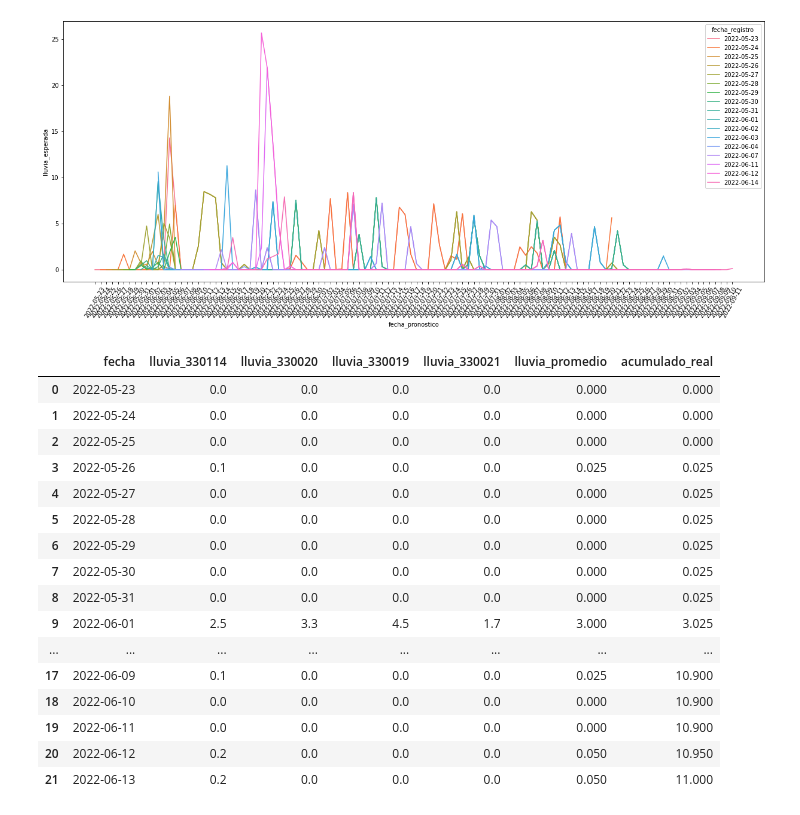
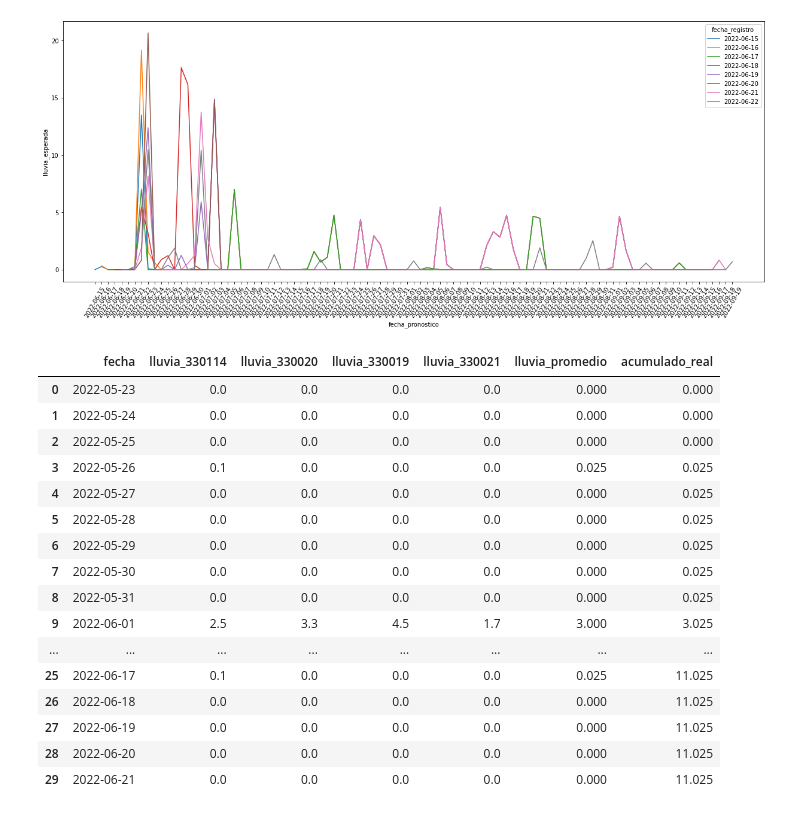
Before and after one commit to calvegh/lluvia, a Jupyter notebook: main.ipynb, the cells around one changed output. Drawn from its saved outputs; the diff is of its cells as text; code cells hidden in the pictures.

Commit message:
Se creo modelo para el registro de datos. También se gráfica la cantidad de lluvia por día

```diff
--- a/main.ipynb
+++ b/main.ipynb
@@ -45,6 +44,14 @@ lluvia_diaria_06_07 = pd.read_csv('data/lluvia_diaria_2022-06-07_9.csv',sep=";",
 lluvia_diaria_06_11 = pd.read_csv('data/lluvia_diaria_2022-06-11_23.csv',sep=";",decimal=",")
 lluvia_diaria_06_12 = pd.read_csv('data/lluvia_diaria_2022-06-12_10.csv',sep=";",decimal=",")
 lluvia_diaria_06_14 = pd.read_csv('data/lluvia_diaria_2022-06-14_8.csv',sep=";",decimal=",")
+lluvia_diaria_06_15 = pd.read_csv('data/lluvia_diaria_2022-06-15_9.csv',sep=";",decimal=",")
+lluvia_diaria_06_16 = pd.read_csv('data/lluvia_diaria_2022-06-16_8.csv',sep=";",decimal=",")
+lluvia_diaria_06_17 = pd.read_csv('data/lluvia_diaria_2022-06-17_9.csv',sep=";",decimal=",")
+lluvia_diaria_06_18 = pd.read_csv('data/lluvia_diaria_2022-06-18_14.csv',sep=";",decimal=",")
+lluvia_diaria_06_19 = pd.read_csv('data/lluvia_diaria_2022-06-19_16.csv',sep=";",decimal=",")
+lluvia_diaria_06_20 = pd.read_csv('data/lluvia_diaria_2022-06-20_11.csv',sep=";",decimal=",")
+lluvia_diaria_06_21 = pd.read_csv('data/lluvia_diaria_2022-06-21_11.csv',sep=";",decimal=",")
+lluvia_diaria_06_22 = pd.read_csv('data/lluvia_diaria_2022-06-22_11.csv',sep=";",decimal=",")
 # %%
 for df in [lluvia_diaria_23,lluvia_diaria_24,lluvia_diaria_25,lluvia_diaria_26_15,lluvia_diaria_27_11,
 lluvia_diaria_28_22,lluvia_diaria_29_9,lluvia_diaria_30_8,lluvia_diaria_31_9,lluvia_diaria_06_01,lluvia_diaria_06_02,lluvia_diaria_06_03,
@@ -54,30 +62,36 @@ lluvia_diaria_06_04,lluvia_diaria_06_07,lluvia_diaria_06_11,lluvia_diaria_06_12,
 # %%
 lluvia_esperada_total = pd.concat([lluvia_diaria_23,lluvia_diaria_24,lluvia_diaria_25,lluvia_diaria_26_15,lluvia_diaria_27_11,
 lluvia_diaria_28_22,lluvia_diaria_29_9,lluvia_diaria_30_8,lluvia_diaria_31_9,lluvia_diaria_06_01,lluvia_diaria_06_02,lluvia_diaria_06_03,
-lluvia_diaria_06_04,lluvia_diaria_06_07,lluvia_diaria_06_11,lluvia_diaria_06_12,lluvia_diaria_06_14])
+lluvia_diaria_06_04,lluvia_diaria_06_07,lluvia_diaria_06_11,lluvia_diaria_06_12,lluvia_diaria_06_14,lluvia_diaria_06_15,lluvia_diaria_06_16,
+lluvia_diaria_06_17,lluvia_diaria_06_18,lluvia_diaria_06_19,lluvia_diaria_06_20,lluvia_diaria_06_21,lluvia_diaria_06_22])
 lluvia_esperada_total.reset_index(drop=True,inplace=True)
 #lluvia_esperada_total['lluvia_esperada'] = lluvia_esperada_total['probalidad_lluvia']*lluvia_esperada_total['precipitacion']
 # %%
 plt.figure(figsize = (21,8))
-ax = sns.lineplot(data=lluvia_esperada_total, x='fecha_pronostico',y='lluvia_esperada',hue='fecha_registro')
+ax = sns.lineplot(data=lluvia_esperada_total[lluvia_esperada_total['fecha_registro']>="2022-06-15"], x='fecha_pronostico',y='lluvia_esperada',hue='fecha_registro')
 plt.xticks(rotation=60)
 plt.show()
 # %% [output]
-[figure, old version]
+[figure, new version]
 # %%
 lluvia_real = pd.DataFrame(
     {'fecha':
      ["2022-05-23", "2022-05-24", "2022-05-25", "2022-05-26", "2022-05-27",
          "2022-05-28", "2022-05-29", "2022-05-30", "2022-05-31","2022-06-01","2022-06-02","2022-06-03","2022-06-04","2022-06-05","2022-06-06",
-         "2022-06-07","2022-06-08","2022-06-09","2022-06-10","2022-06-11","2022-06-12","2022-06-13", ],
+         "2022-06-07","2022-06-08","2022-06-09","2022-06-10","2022-06-11","2022-06-12","2022-06-13",
+          "2022-06-14","2022-06-15","2022-06-16","2022-06-17","2022-06-18","2022-06-19","2022-06-20","2022-06-21",],
      'lluvia_330114':
-     [0.0, 0.0, 0.0, 0.1, 0.0, 0.0, 0.0, 0.0, 0.0,2.5,0.0,7.0,0.0,0.0,0.1,0.0,0.1,0.1,0.0,0.0,0.2,0.2],
+     [0.0, 0.0, 0.0, 0.1, 0.0, 0.0, 0.0, 0.0, 0.0,2.5,0.0,7.0,0.0,0.0,0.1,0.0,0.1,0.1,0.0,0.0,0.2,0.2,0.0,0.0,0.0,0.1,0.0,0.0,0.0
+     ,0.0],
      'lluvia_330020':
-     [0.0, 0.0, 0.0, 0.0, 0.0, 0.0, 0.0, 0.0, 0.0,3.3,0.0,6.8,0.1,0.0,0.0,0.0,0.0,0.0,0.0,0.0,0.0,0.0,],
+     [0.0, 0.0, 0.0, 0.0, 0.0, 0.0, 0.0, 0.0, 0.0,3.3,0.0,6.8,0.1,0.0,0.0,0.0,0.0,0.0,0.0,0.0,0.0,0.0,0.0,0.0,0.0,0.0,0.0,0.0,0.0
+     ,0.0],
      'lluvia_330019':
-     [0.0, 0.0, 0.0, 0.0, 0.0, 0.0, 0.0, 0.0, 0.0,4.5,0.0,12.9,0.0,0.0,0.0,0.0,0.0,0.0,0.0,0.0,0.0,0.0,],
+     [0.0, 0.0, 0.0, 0.0, 0.0, 0.0, 0.0, 0.0, 0.0,4.5,0.0,12.9,0.0,0.0,0.0,0.0,0.0,0.0,0.0,0.0,0.0,0.0,0.0,0.0,0.0,0.0,0.0,0.0,0.0
+     ,0.0],
      'lluvia_330021':
-     [0.0, 0.0, 0.0, 0.0, 0.0, 0.0, 0.0, 0.0, 0.0,1.7,0.0,4.4,0.0,0.0,0.0,0.0,0.0,0.0,0.0,0.0,0.0,0.0,]
+     [0.0, 0.0, 0.0, 0.0, 0.0, 0.0, 0.0, 0.0, 0.0,1.7,0.0,4.4,0.0,0.0,0.0,0.0,0.0,0.0,0.0,0.0,0.0,0.0,0.0,0.0,0.0,0.0,0.0,0.0,0.0
+     ,0.0],
 
      })
 lluvia_real['lluvia_promedio'] = lluvia_real.mean(axis=1)
@@ -96,8 +110,8 @@ lluvia_real
 | 8 | 2022-05-31 | 0.0 | 0.0 | 0.0 | 0.0 | 0.000 | 0.025 |
 | 9 | 2022-06-01 | 2.5 | 3.3 | 4.5 | 1.7 | 3.000 | 3.025 |
 | ... | ... | ... | ... | ... | ... | ... | ... |
-| 17 | 2022-06-09 | 0.1 | 0.0 | 0.0 | 0.0 | 0.025 | 10.900 |
-| 18 | 2022-06-10 | 0.0 | 0.0 | 0.0 | 0.0 | 0.000 | 10.900 |
-| 19 | 2022-06-11 | 0.0 | 0.0 | 0.0 | 0.0 | 0.000 | 10.900 |
-| 20 | 2022-06-12 | 0.2 | 0.0 | 0.0 | 0.0 | 0.050 | 10.950 |
-| 21 | 2022-06-13 | 0.2 | 0.0 | 0.0 | 0.0 | 0.050 | 11.000 |
+| 25 | 2022-06-17 | 0.1 | 0.0 | 0.0 | 0.0 | 0.025 | 11.025 |
+| 26 | 2022-06-18 | 0.0 | 0.0 | 0.0 | 0.0 | 0.000 | 11.025 |
+| 27 | 2022-06-19 | 0.0 | 0.0 | 0.0 | 0.0 | 0.000 | 11.025 |
+| 28 | 2022-06-20 | 0.0 | 0.0 | 0.0 | 0.0 | 0.000 | 11.025 |
+| 29 | 2022-06-21 | 0.0 | 0.0 | 0.0 | 0.0 | 0.000 | 11.025 |
```
Also changed, not shown: parts of 7 cells of this notebook, 20 other files.
